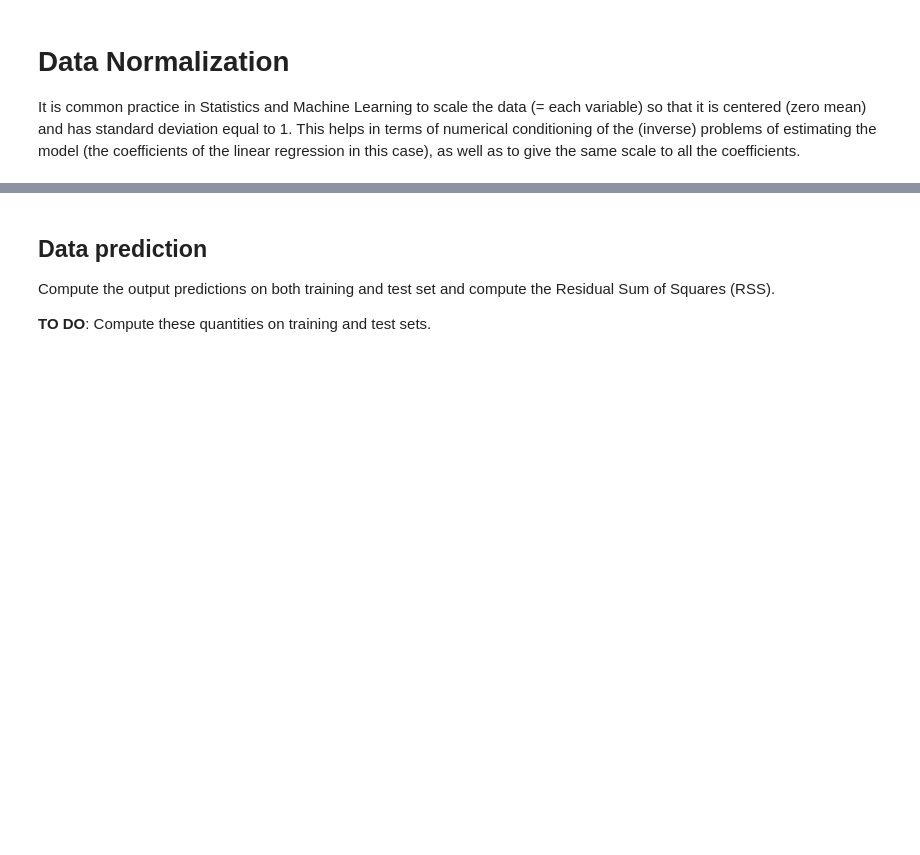
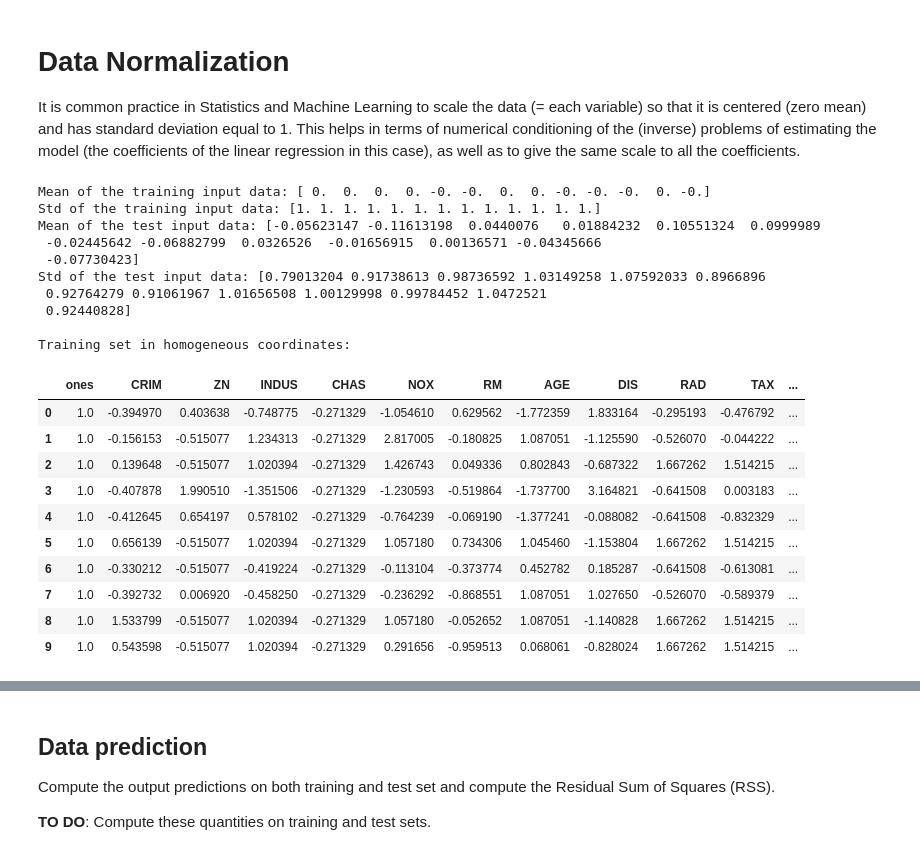
Before and after one commit to NicolaZomer/MachineLearning_Y2122, a Jupyter notebook: lab1/lab1_assignment.ipynb, the cells around one changed output, grey strips where cells are left out. Saved outputs shown, nothing was run; the diff lists cells and outputs as text; code cells hidden in the pictures; blank space fills up the shorter version.

```diff
--- a/lab1/lab1_assignment.ipynb
+++ b/lab1/lab1_assignment.ipynb
@@ -663,27 +743,28 @@ $$
 
 **TO DO**: split the data in training and test sets (70%-30%)
 # %%
+#mean price
+mean_price = np.mean(Data[:, -1])
+print('Mean price in $1000s:', mean_price)
+
 #get number of total samples
 num_total_samples = Data.shape[0]
 
 print ("Total number of samples: ", num_total_samples)
 
 m_t = int(num_total_samples*.7)
+m_test = num_total_samples - m_t
 
 print ("Cardinality of Training Set: ", m_t)
 
-#shuffle the data
+#shuffle the data (np.random.shuffle acts on the first axis)
 np.random.shuffle(Data)
 
-#training data
+#training data and test data, to be used to estimate the true loss of the final model(s)
+X_training, Y_training, X_test, Y_test = splitting_data(0.7, Data)
 
-X_training = # PLACE YOUR CODE HERE
-Y_training = # PLACE YOUR CODE HERE
-print ("Training input data size: ", X_training.shape)
+print ("\nTraining input data size: ", X_training.shape)
 print ("Training output data size: ", Y_training.shape)
 
-#test data, to be used to estimate the true loss of the final model(s)
-X_test = # PLACE YOUR CODE HERE
-Y_test = # PLACE YOUR CODE HERE
-print ("Test input data size: ", X_test.shape)
+print ("\nTest input data size: ", X_test.shape)
 print ("Test output data size: ", Y_test.shape)
@@ -693,19 +784,53 @@ It is common practice in Statistics and Machine Learning to scale the data (= ea
 # %%
 # scale the data
 
 # standardize the input matrix
 from sklearn import preprocessing
 # the transformation is computed on training data and then used on all the 3 sets
 scaler = preprocessing.StandardScaler().fit(X_training)
 
 np.set_printoptions(suppress=True) # sets to zero floating point numbers < min_float_eps
 X_training = scaler.transform(X_training)
 print ("Mean of the training input data:", X_training.mean(axis=0))
 print ("Std of the training input data:",X_training.std(axis=0))
 
 X_test = scaler.transform(X_test) # use the same transformation on test data
 print ("Mean of the test input data:", X_test.mean(axis=0))
 print ("Std of the test input data:", X_test.std(axis=0))
+
+# number of training/test samples
+m_training = X_training.shape[0]
+m_test = X_test.shape[0]
+
+# HOMOGENEOUS COORDINATES:
+# #add a 1 at the beginning of each sample for training, and testing (use homogeneous coordinates)
+X_trainingH = np.insert(X_training, 0, [1], axis = 1)   # H: in homogeneous coordinates
+X_testH = np.insert(X_test, 0, [1], axis = 1)           # H: in homogeneous coordinates
+
+print("\nTraining set in homogeneous coordinates:")
+pd.DataFrame(X_trainingH[:10], columns = ('ones', 'CRIM', 'ZN', 'INDUS', 'CHAS', 'NOX', 'RM', 'AGE', 'DIS', 'RAD', 'TAX', 'PTRATIO', 'B', 'LSTAT'))
+# %% [output]
+Mean of the training input data: [ 0.  0.  0.  0. -0. -0.  0.  0. -0. -0. -0.  0. -0.]
+Std of the training input data: [1. 1. 1. 1. 1. 1. 1. 1. 1. 1. 1. 1. 1.]
+Mean of the test input data: [-0.05623147 -0.11613198  0.0440076   0.01884232  0.10551324  0.0999989
+ -0.02445642 -0.06882799  0.0326526  -0.01656915  0.00136571 -0.04345666
+ -0.07730423]
+Std of the test input data: [0.79013204 0.91738613 0.98736592 1.03149258 1.07592033 0.8966896
+ 0.92764279 0.91061967 1.01656508 1.00129998 0.99784452 1.0472521
+ 0.92440828]
+
+Training set in homogeneous coordinates:
+|  | ones | CRIM | ZN | INDUS | CHAS | NOX | RM | AGE | DIS | RAD | TAX | ... |
+| 0 | 1.0 | -0.394970 | 0.403638 | -0.748775 | -0.271329 | -1.054610 | 0.629562 | -1.772359 | 1.833164 | -0.295193 | -0.476792 | ... |
+| 1 | 1.0 | -0.156153 | -0.515077 | 1.234313 | -0.271329 | 2.817005 | -0.180825 | 1.087051 | -1.125590 | -0.526070 | -0.044222 | ... |
+| 2 | 1.0 | 0.139648 | -0.515077 | 1.020394 | -0.271329 | 1.426743 | 0.049336 | 0.802843 | -0.687322 | 1.667262 | 1.514215 | ... |
+| 3 | 1.0 | -0.407878 | 1.990510 | -1.351506 | -0.271329 | -1.230593 | -0.519864 | -1.737700 | 3.164821 | -0.641508 | 0.003183 | ... |
+| 4 | 1.0 | -0.412645 | 0.654197 | 0.578102 | -0.271329 | -0.764239 | -0.069190 | -1.377241 | -0.088082 | -0.641508 | -0.832329 | ... |
+| 5 | 1.0 | 0.656139 | -0.515077 | 1.020394 | -0.271329 | 1.057180 | 0.734306 | 1.045460 | -1.153804 | 1.667262 | 1.514215 | ... |
+| 6 | 1.0 | -0.330212 | -0.515077 | -0.419224 | -0.271329 | -0.113104 | -0.373774 | 0.452782 | 0.185287 | -0.641508 | -0.613081 | ... |
+| 7 | 1.0 | -0.392732 | 0.006920 | -0.458250 | -0.271329 | -0.236292 | -0.868551 | 1.087051 | 1.027650 | -0.526070 | -0.589379 | ... |
+| 8 | 1.0 | 1.533799 | -0.515077 | 1.020394 | -0.271329 | 1.057180 | -0.052652 | 1.087051 | -1.140828 | 1.667262 | 1.514215 | ... |
+| 9 | 1.0 | 0.543598 | -0.515077 | 1.020394 | -0.271329 | 0.291656 | -0.959513 | 0.068061 | -0.828024 | 1.667262 | 1.514215 | ... |
 # %% [markdown]
 # Model Training
 
```
Also changed, not shown: parts of 35 cells of this notebook.
